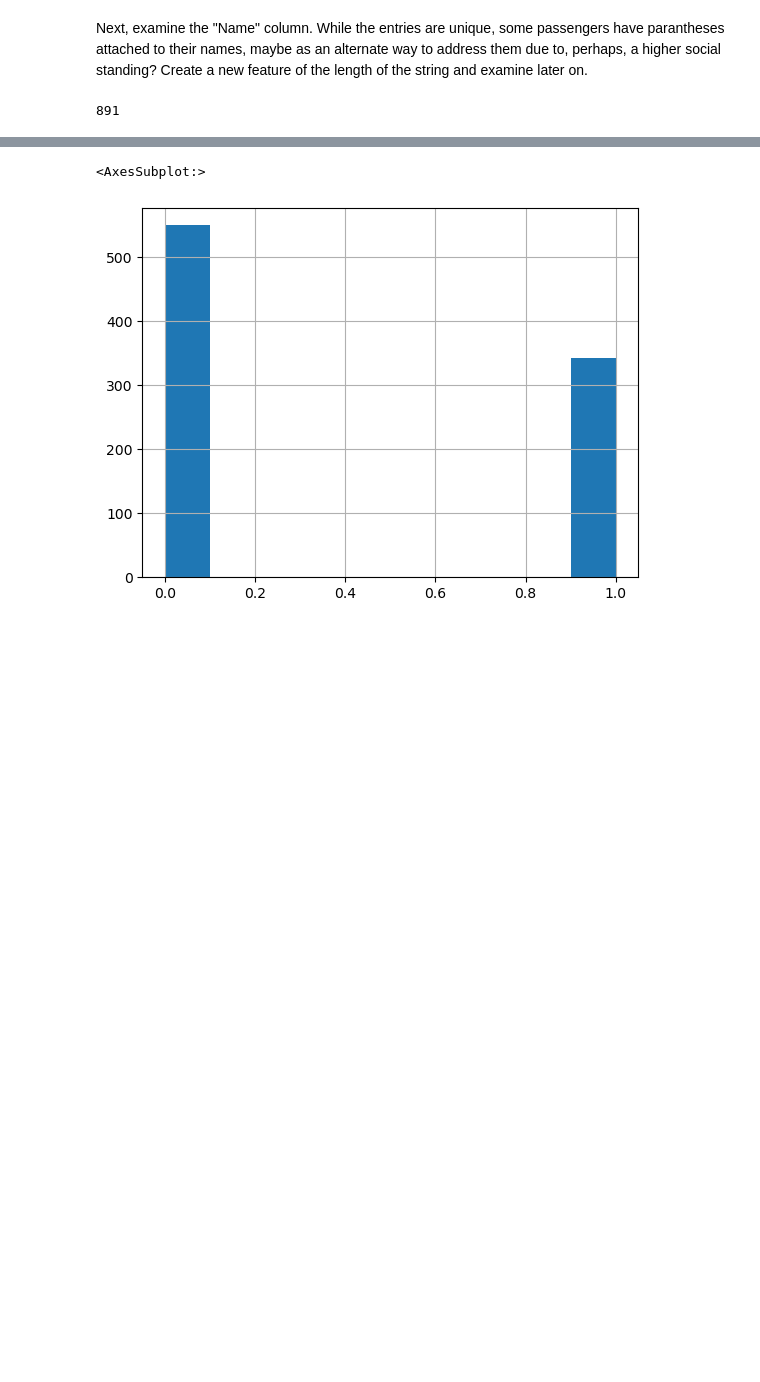
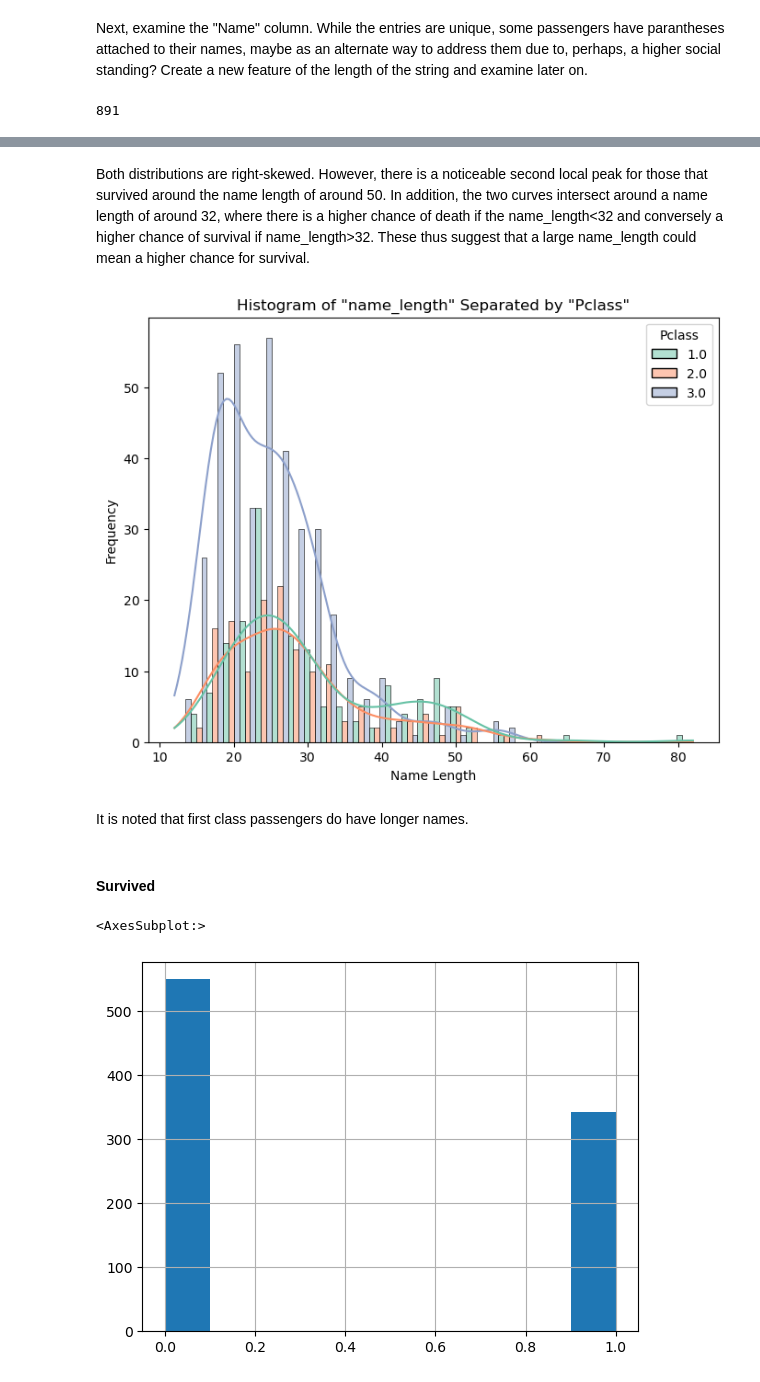
Before and after one commit to zong006/titanic_survival, a Jupyter notebook: EDA.ipynb, the cells around one changed output, grey strips where cells are left out. Cells and saved outputs as stored; diff of their text form; code cells hidden in the pictures; blank space fills up the shorter version.

```diff
--- a/EDA.ipynb
+++ b/EDA.ipynb
@@ -88,3 +97,18 @@ df['name_length'].hist()
+# %% [markdown]
+Both distributions are right-skewed. However, there is a noticeable second local peak for those that survived around the name length of around 50. In addition, the two curves intersect around a name length of around 32, where there is a higher chance of death if the name_length<32 and conversely a higher chance of survival if name_length>32. These thus suggest that a large name_length could mean a higher chance for survival.
+# %%
+plt.figure(figsize=(8, 6))
+sns.histplot(data=df, x='name_length', hue='Pclass', multiple='dodge', kde=True, palette='Set2')
+plt.title('Histogram of "name_length" Separated by "Pclass"')
+plt.xlabel('Name Length')
+plt.ylabel('Frequency')
+plt.show()
+# %% [output]
+[figure, added]
+# %% [markdown]
+It is noted that first class passengers do have longer names.
+# %% [markdown]
+#### Survived
 # %%
 df['Survived'].hist()
 # %% [output]
```
Also changed, not shown: parts of 18 cells of this notebook.
